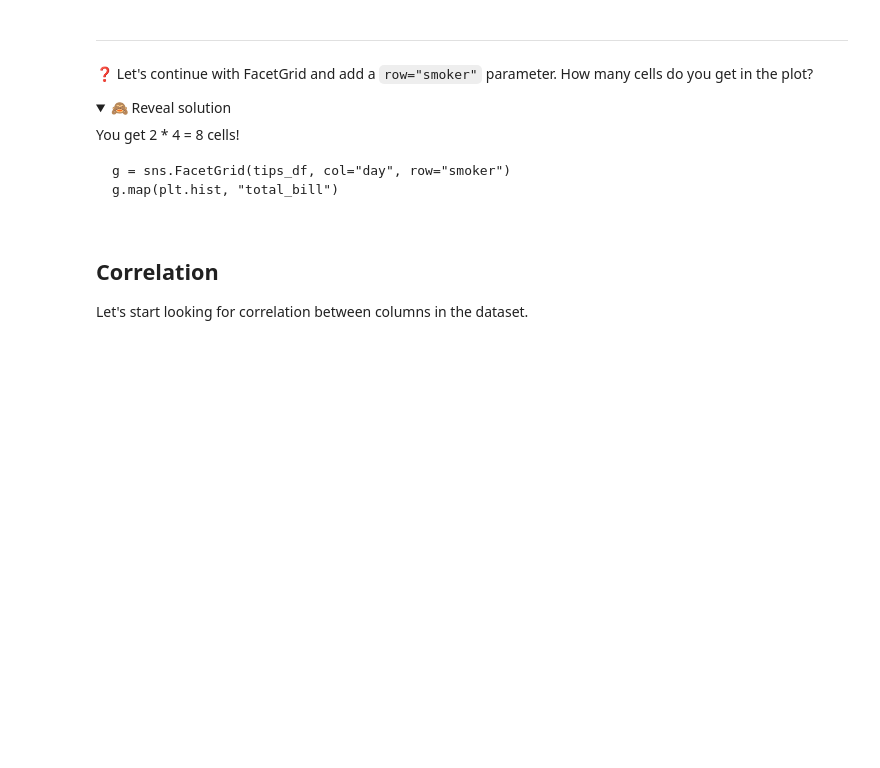
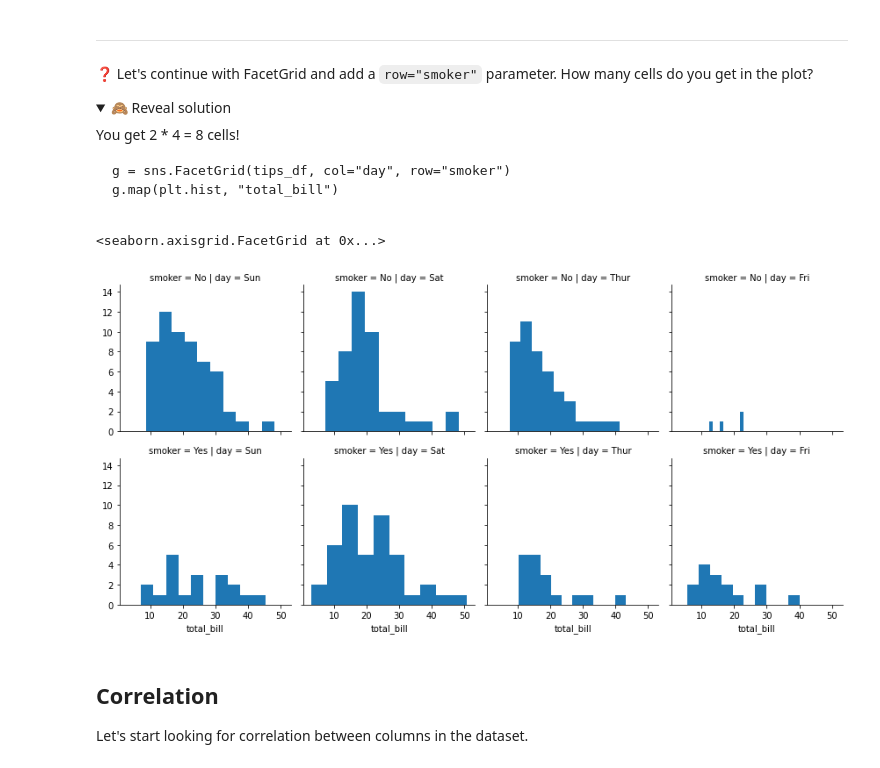
Before and after one commit to Coletterbox/Le-Wagon-Data-Science-Academy-Sprint, a Jupyter notebook: Challenge.ipynb, the cells around one changed output. Drawn from its saved outputs; the diff is of its cells as text; code cells hidden in the pictures; folded sections open; blank space fills up the shorter version.

```diff
--- a/Challenge.ipynb
+++ b/Challenge.ipynb
@@ -151,3 +161,9 @@ g.map(plt.hist, "total_bill")
+# %%
+g = sns.FacetGrid(tips_df, col="day", row='smoker')
+g.map(plt.hist, "total_bill")
+# %% [output]
+<seaborn.axisgrid.FacetGrid at 0x...>
+[figure, added]
 # %% [markdown]
 ## Correlation
 
```
Also changed, not shown: parts of 10 cells of this notebook.
